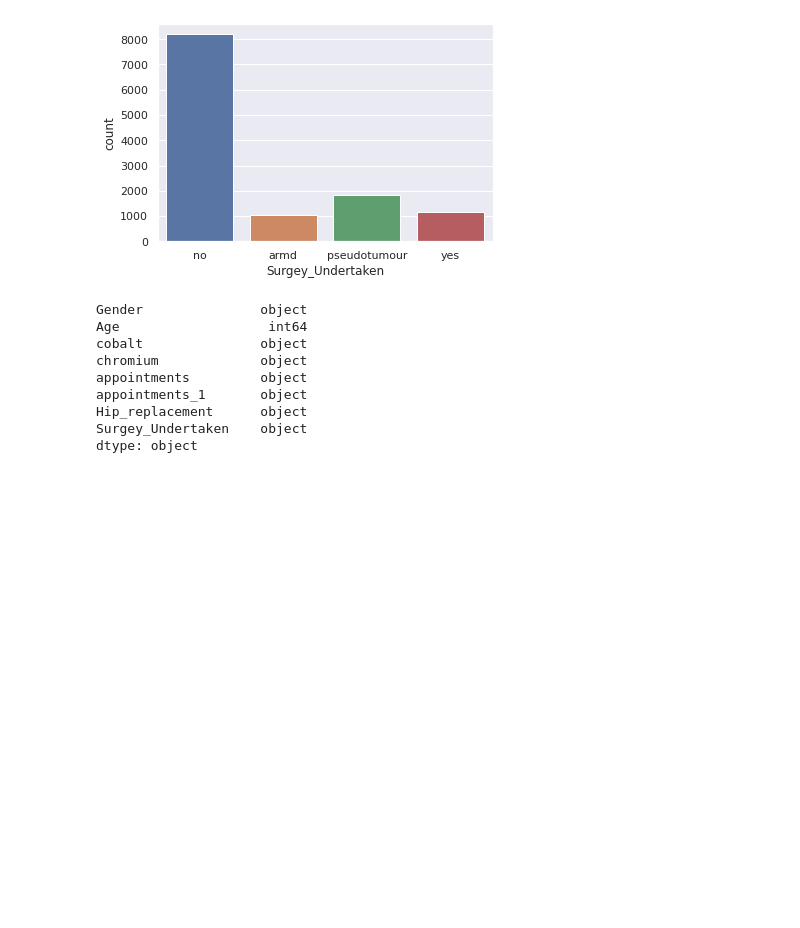
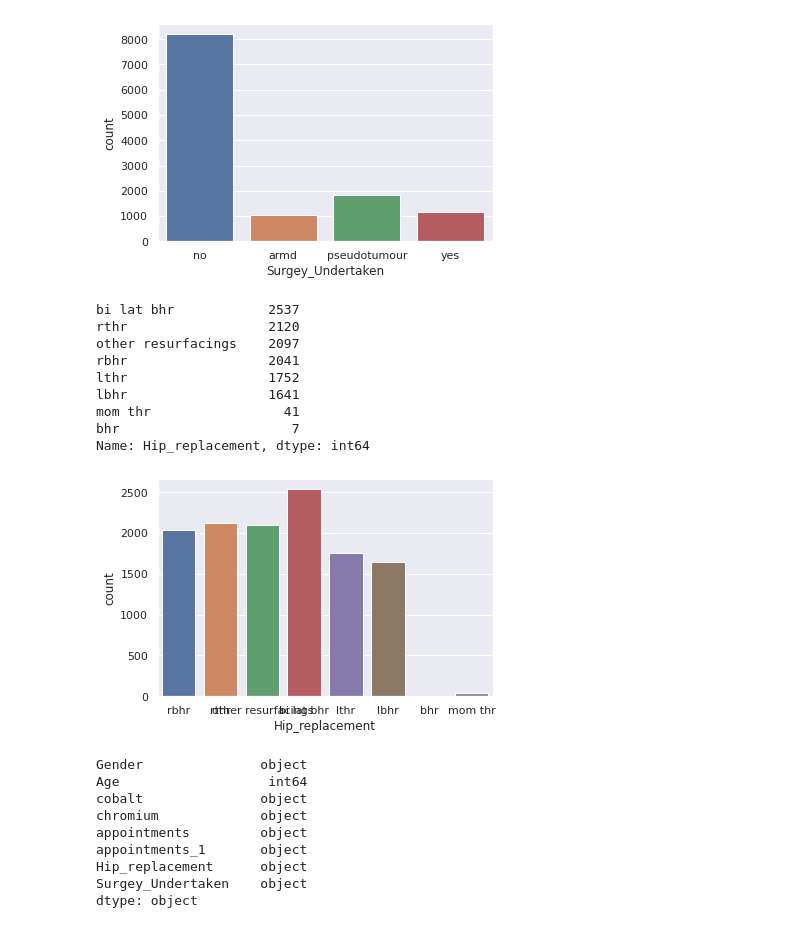
Before and after one commit to Hamza1122/ML-Ass, a Jupyter notebook: Untitled13.ipynb, the cells around one changed output. Cells and saved outputs as stored; diff of their text form; code cells hidden in the pictures; blank space fills up the shorter version.

```diff
--- a/Untitled13.ipynb
+++ b/Untitled13.ipynb
@@ -102,6 +102,24 @@ yes             1165
 armd            1029
 Name: Surgey_Undertaken, dtype: int64
 [figure]
+# %%
+#Hip replacement
+
+df['Hip_replacement']=df['Hip_replacement'].str.lower()
+sns.set(style="darkgrid")
+ax = sns.countplot(x="Hip_replacement",data=df)
+df.Hip_replacement.value_counts()
+# %% [output]
+bi lat bhr            2537
+rthr                  2120
+other resurfacings    2097
+rbhr                  2041
+lthr                  1752
+lbhr                  1641
+mom thr                 41
+bhr                      7
+Name: Hip_replacement, dtype: int64
+[figure, added]
 # %%
 #As there were some Age values which were less than zero so we replace them with median
 df[df.Age<0]=df['Age'].median()
```
Also changed, not shown: parts of 20 cells of this notebook.
